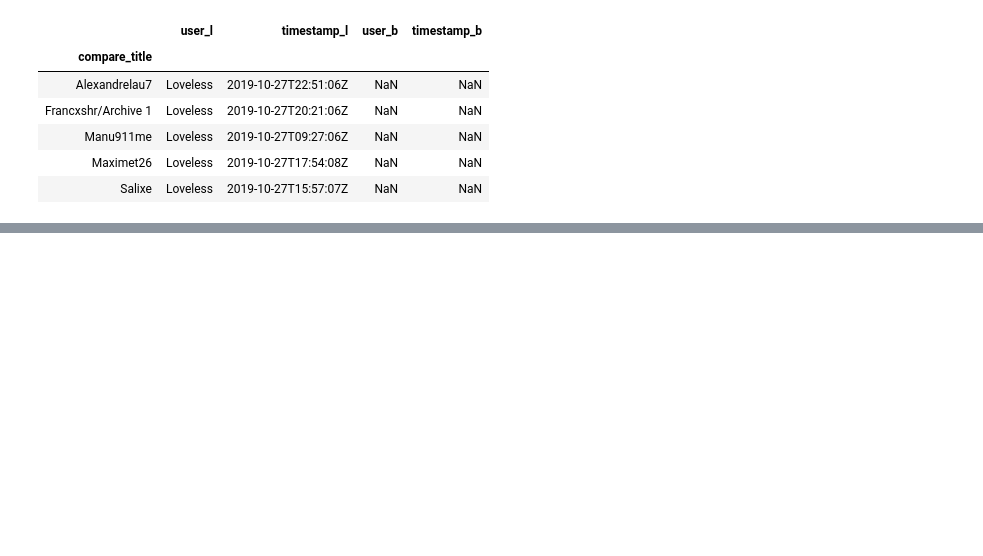
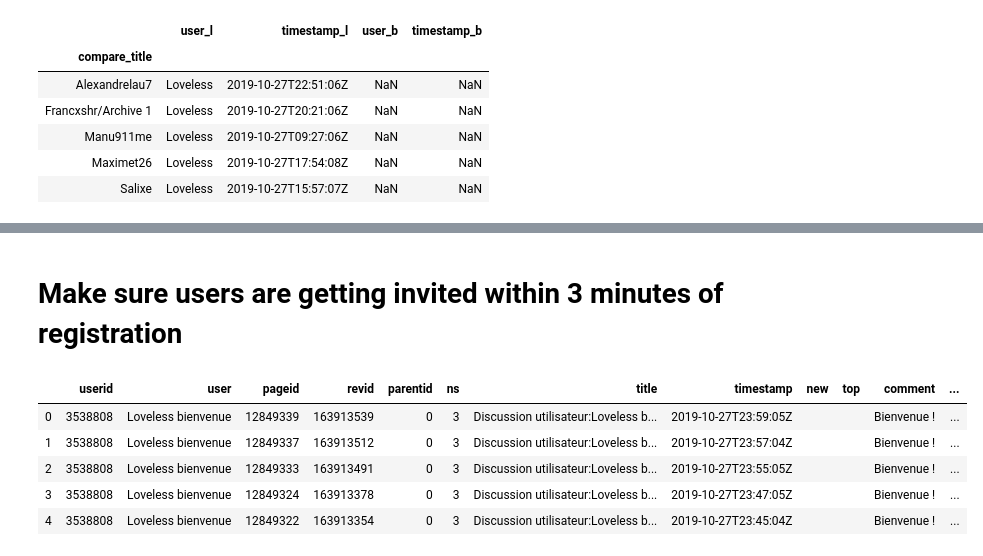
Before and after one commit to citizensandtech/civilservant-wikipedia-thanksender, a Jupyter notebook: ipython/missed_onboarders_contributions.ipynb, the cells around one changed output, grey strips where cells are left out. Saved outputs shown, nothing was run; the diff lists cells and outputs as text; code cells hidden in the pictures; blank space fills up the shorter version.

```diff
--- a/ipython/missed_onboarders_contributions.ipynb
+++ b/ipython/missed_onboarders_contributions.ipynb
@@ -35,6 +38,8 @@ len(contribs_l), len(contribs_b)
 # %%
 dfl = pd.DataFrame.from_records(contribs_l)
 dfb = pd.DataFrame.from_records(contribs_b)
+
+dfb_full = dfb.copy()
 # %% [markdown]
 # Differences.
 ## Who did Loveless invite but not Loveless bienvenue?
@@ -125,0 +133,11 @@ Salixe  -- name change [understandable]
+# %% [markdown]
+# Make sure users are getting invited within 3 minutes of registration
+# %%
+dfb_full.head()
+# %% [output]
+|  | userid | user | pageid | revid | parentid | ns | title | timestamp | new | top | comment | ... |
+| 0 | 3538808 | Loveless bienvenue | 12849339 | 163913539 | 0 | 3 | Discussion utilisateur:Loveless b... | 2019-10-27T23:59:05Z |  |  | Bienvenue ! | ... |
+| 1 | 3538808 | Loveless bienvenue | 12849337 | 163913512 | 0 | 3 | Discussion utilisateur:Loveless b... | 2019-10-27T23:57:04Z |  |  | Bienvenue ! | ... |
+| 2 | 3538808 | Loveless bienvenue | 12849333 | 163913491 | 0 | 3 | Discussion utilisateur:Loveless b... | 2019-10-27T23:55:05Z |  |  | Bienvenue ! | ... |
+| 3 | 3538808 | Loveless bienvenue | 12849324 | 163913378 | 0 | 3 | Discussion utilisateur:Loveless b... | 2019-10-27T23:47:05Z |  |  | Bienvenue ! | ... |
+| 4 | 3538808 | Loveless bienvenue | 12849322 | 163913354 | 0 | 3 | Discussion utilisateur:Loveless b... | 2019-10-27T23:45:04Z |  |  | Bienvenue ! | ... |
```
Also changed, not shown: parts of 12 cells of this notebook, 4 other files.
